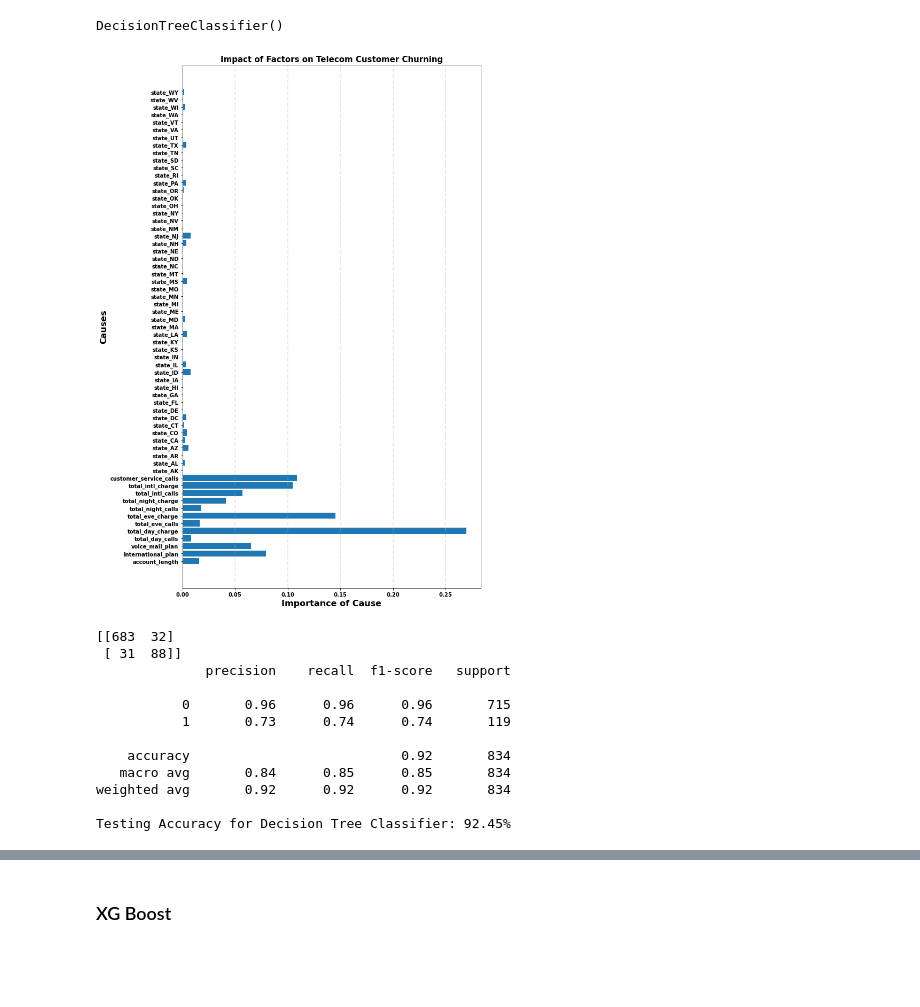
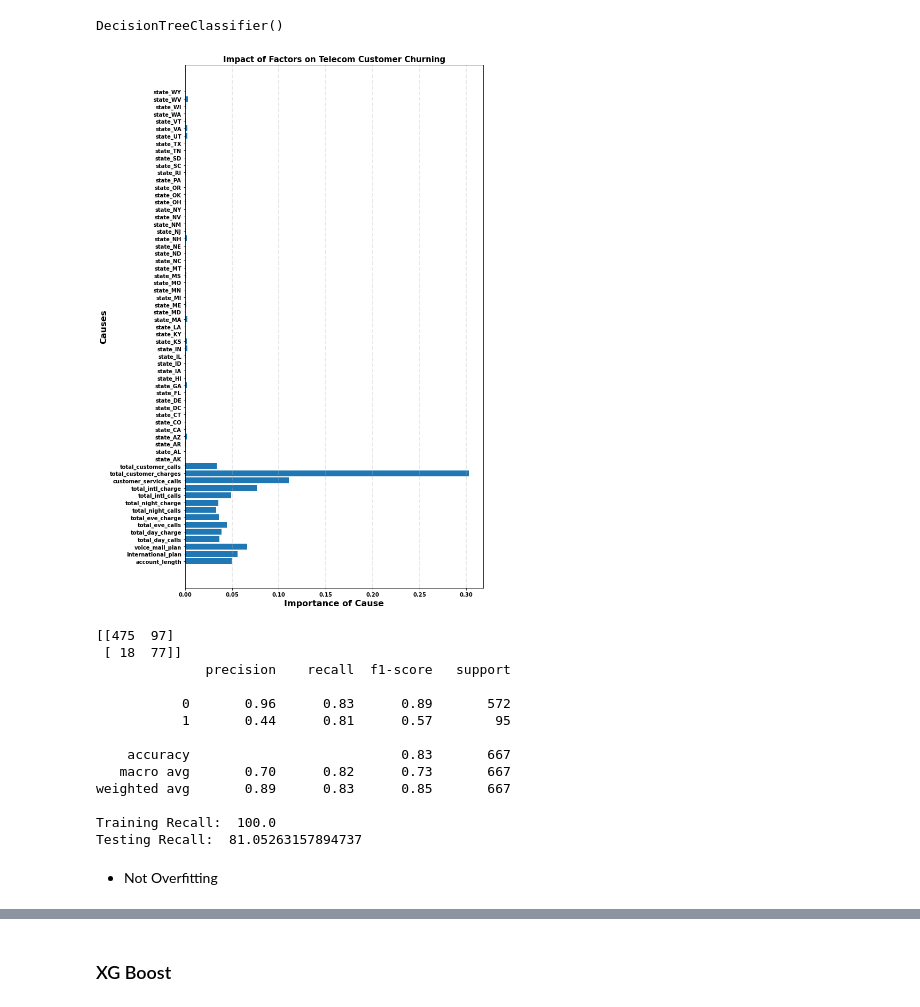
Before and after one commit to brianlee35/telecom-churn-analysis, a Jupyter notebook: telecom_notebook.ipynb, the cells around one changed output, grey strips where cells are left out. Drawn from its saved outputs; the diff is of its cells as text; code cells hidden in the pictures; blank space fills up the shorter version.

```diff
--- a/telecom_notebook.ipynb
+++ b/telecom_notebook.ipynb
@@ -206,0 +211,5 @@ df.head()
+# %%
+# Doing the same methood for total calls and minutes
+df['total_customer_calls'] = df['total_day_calls'] + df['total_eve_calls'] + df['total_night_calls'] + df['total_intl_calls']
+df['total_customer_minutes'] = df['total_day_minutes'] + df['total_eve_minutes'] + df['total_night_minutes'] + df['total_intl_minutes']
+df.head()
@@ -273,5 +330,4 @@ df_mc[(df_mc.cc>.75) & (df_mc.cc<1)]
 * We will also remove number_vmail_messages as the more important factor is that they have a voicemail plan.
 # %%
-# Dropping total_day_minutes, total_eve_minutes, total_night_minutes, total_intl_minutes, number_vmail_messages
-
-df.drop(['total_day_minutes','total_eve_minutes','total_night_minutes','total_intl_minutes','number_vmail_messages'], axis = 1, inplace=True)
+# Dropping total_day_minutes, total_eve_minutes, total_night_minutes, total_intl_minutes, number_vmail_messages, and total_customer_minutes
+df.drop(['total_day_minutes','total_eve_minutes','total_night_minutes','total_intl_minutes','number_vmail_messages','total_customer_minutes'], axis = 1, inplace=True)
@@ -309,0 +376,4 @@ X_train, X_test, y_train, y_test = train_test_split(X, y, test_size = 0.20, rand
+# %%
+# SMOTE
+smote = SMOTE()
+X_train_sm, y_train_sm = smote.fit_resample(X_train, y_train)
@@ -381,44 +444,49 @@ X_train, X_test, y_train, y_test = train_test_split(X, y, test_size = 0.25, rand
 # %%
 # Set up initial forest
 tree_clf = DecisionTreeClassifier()
-tree_clf.fit(X_train, y_train)
+tree_clf.fit(X_train_sm, y_train_sm)
 # %% [output]
 DecisionTreeClassifier()
 # %%
 # Plotting feature importance of models
 def plot_feature_importances(model):
-    n_features = X_train.shape[1]
+    n_features = X_train_sm.shape[1]
     plt.figure(figsize=(10,18))
     plt.barh(range(n_features), model.feature_importances_)
     plt.xticks(fontsize=10, fontweight='bold')
-    plt.yticks(np.arange(n_features), X_train.columns.values, fontsize=10, fontweight='bold')
+    plt.yticks(np.arange(n_features), X_train_sm.columns.values, fontsize=10, fontweight='bold')
     plt.xlabel('Importance of Cause', fontsize=16, fontweight='bold' )
     plt.ylabel('Causes',fontsize=16, fontweight='bold')
     plt.grid(linestyle='--', linewidth=2, axis='x', alpha=0.3)
     plt.title("Impact of Factors on Telecom Customer Churning", fontsize=15, fontweight='bold')
 
 plot_feature_importances(tree_clf)
 # %% [output]
-[figure, old version]
+[figure, new version]
 # %%
 # Test set predictions
+val = tree_clf.predict(X_train_sm)
 pred = tree_clf.predict(X_test)
 
 # Confusion matrix and classification report
 print(confusion_matrix(y_test, pred))
 print(classification_report(y_test, pred))
-print("Testing Accuracy for Decision Tree Classifier: {:.4}%".format(accuracy_score(y_test, pred) * 100))
+print('Training Recall: ', recall_score(y_train_sm, val)*100)
+print('Testing Recall: ', recall_score(y_test, pred)*100)
 # %% [output]
-[[683  32]
- [ 31  88]]
+[[475  97]
+ [ 18  77]]
               precision    recall  f1-score   support
 
-           0       0.96      0.96      0.96       715
-           1       0.73      0.74      0.74       119
+           0       0.96      0.83      0.89       572
+           1       0.44      0.81      0.57        95
 
-    accuracy                           0.92       834
-   macro avg       0.84      0.85      0.85       834
-weighted avg       0.92      0.92      0.92       834
+    accuracy                           0.83       667
+   macro avg       0.70      0.82      0.73       667
+weighted avg       0.89      0.83      0.85       667
 
-Testing Accuracy for Decision Tree Classifier: 92.45%
+Training Recall:  100.0
+Testing Recall:  81.05263157894737
+# %% [markdown]
+* Not Overfitting
 # %%
```
Also changed, not shown: parts of 69 cells of this notebook, 2 other files.
